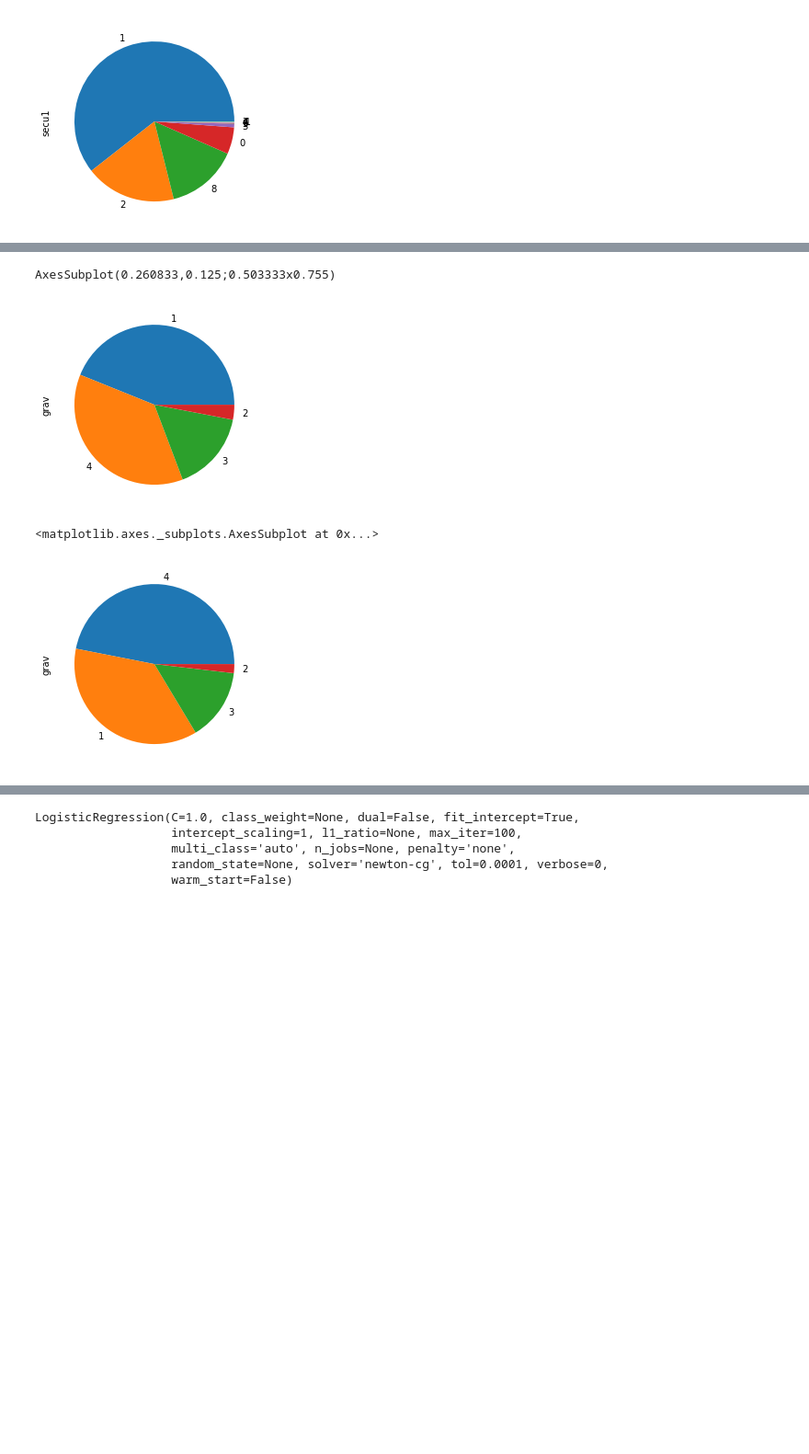
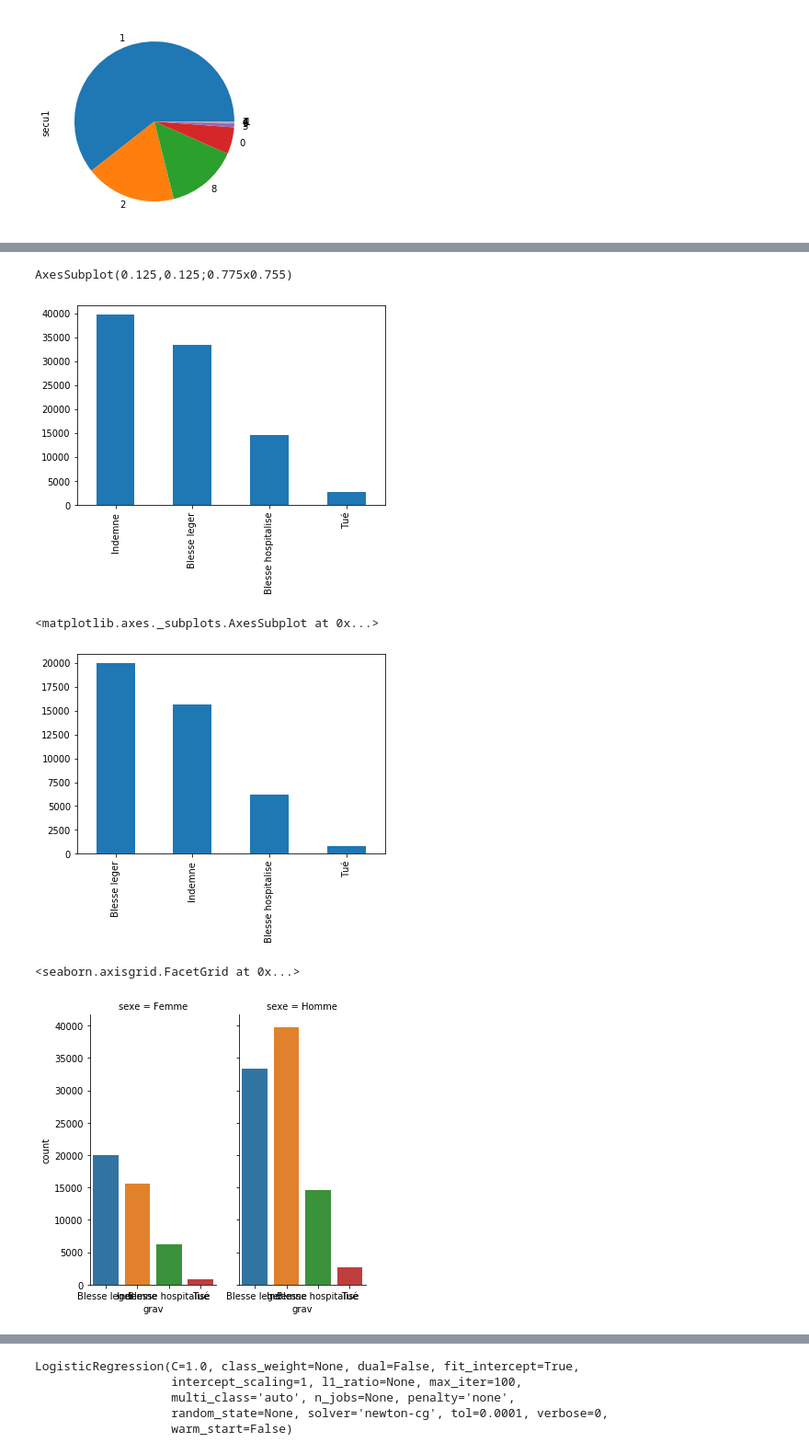
Before and after one commit to Clotilde-23/Accidents-corporels, a Jupyter notebook: Ouverture_donnees.ipynb, the cells around one changed output, grey strips where cells are left out. Shown: that part at 92% size. Cells and saved outputs as stored; diff of their text form; code cells hidden in the pictures; blank space fills up the shorter version.

```diff
--- a/Ouverture_donnees.ipynb
+++ b/Ouverture_donnees.ipynb
@@ -101,11 +158,19 @@ sexe  grav
 Name: grav, dtype: int64
 # %%
-print(df_usager[df_usager.sexe == 1].grav.value_counts().plot(kind = 'pie'))
+print(df[df.sexe == 'Homme'].grav.value_counts().plot(kind = 'bar'))
 # %% [output]
-AxesSubplot(0.260833,0.125;0.503333x0.755)
+AxesSubplot(0.125,0.125;0.775x0.755)
-[figure, old version]
+[figure, new version]
 # %%
-df_usager[df_usager.sexe == 2].grav.value_counts().plot(kind = 'pie')
+print(df[df.sexe == 'Femme'].grav.value_counts().plot(kind = 'bar'))
 # %% [output]
 <matplotlib.axes._subplots.AxesSubplot at 0x...>
-[figure, old version]
+[figure, new version]
+# %%
+sns.catplot(x="grav",
+            col='sexe',
+            kind="count", data=df,
+            aspect=0.5)
+# %% [output]
+<seaborn.axisgrid.FacetGrid at 0x...>
+[figure, added]
```
Also changed, not shown: parts of 21 cells of this notebook.
